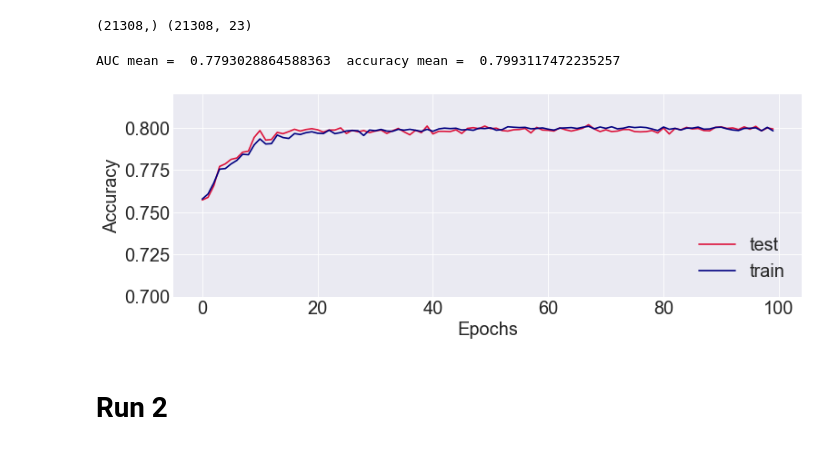
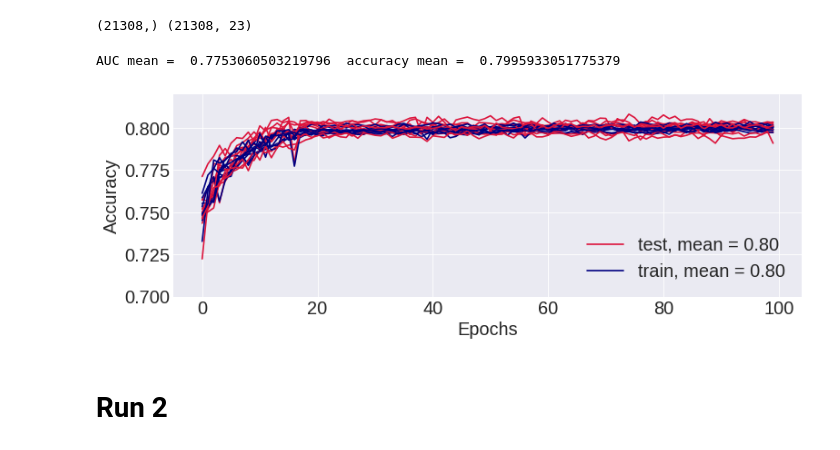
Before and after one commit to asdfbat/FYS-STK4155, a Jupyter notebook: Project2/src/neuralnetwork.ipynb, the cells around one changed output. Saved outputs shown, nothing was run; the diff lists cells and outputs as text; code cells hidden in the pictures.

Commit message:
hyper param heat maps WH self, update cc_epochs_self to include mean

```diff
--- a/Project2/src/neuralnetwork.ipynb
+++ b/Project2/src/neuralnetwork.ipynb
@@ -239,7 +239,7 @@ hidden_neuron_list = [16,16]
 AUC = []
 accuracy = []
 epochs = 100
-runs = 1
+runs = 10
 acc_test = np.zeros((runs,epochs))
 acc_train = np.zeros((runs,epochs))
 clf = Classification()
@@ -269,21 +269,22 @@ AUC_mean = np.mean(AUC)
 accuracy_mean = np.mean(accuracy)
 print('AUC mean = ',AUC_mean, ' accuracy mean = ',accuracy_mean)
 # %% [output]
-AUC mean =  0.7793028864588363  accuracy mean =  0.7993117472235257
+AUC mean =  0.7753060503219796  accuracy mean =  0.7995933051775379
 # %%
 fig,ax = plt.subplots()
+
 for i in range(len(acc_test)):
-    ax.plot(acc_test[i],color='crimson',label='test')
-    ax.plot(acc_train[i],color='navy',label='train')
+    ax.plot(acc_test[i],color='crimson',label='test, mean = {:.2f}'.format(np.mean(acc_test[:,-1])))
+    ax.plot(acc_train[i],color='navy',label='train, mean = {:.2f}'.format(np.mean(acc_test[:,-1])))
     if i == 0:
         ax.legend(loc=4)
         ax.set_ylim(0.7,0.82)
         ax.set_ylabel('Accuracy')
         ax.set_xlabel('Epochs')
         plt.tight_layout()
-#fig.savefig('../figs/cc_epochs_self.pdf',bbox_inches='tight')
+fig.savefig('../figs/cc_epochs_self.pdf',bbox_inches='tight')
 # %% [output]
-[figure, old version]
+[figure, new version]
 # %% [markdown]
 # Run 2
 # %%
```
Also changed, not shown: 4 other files.
